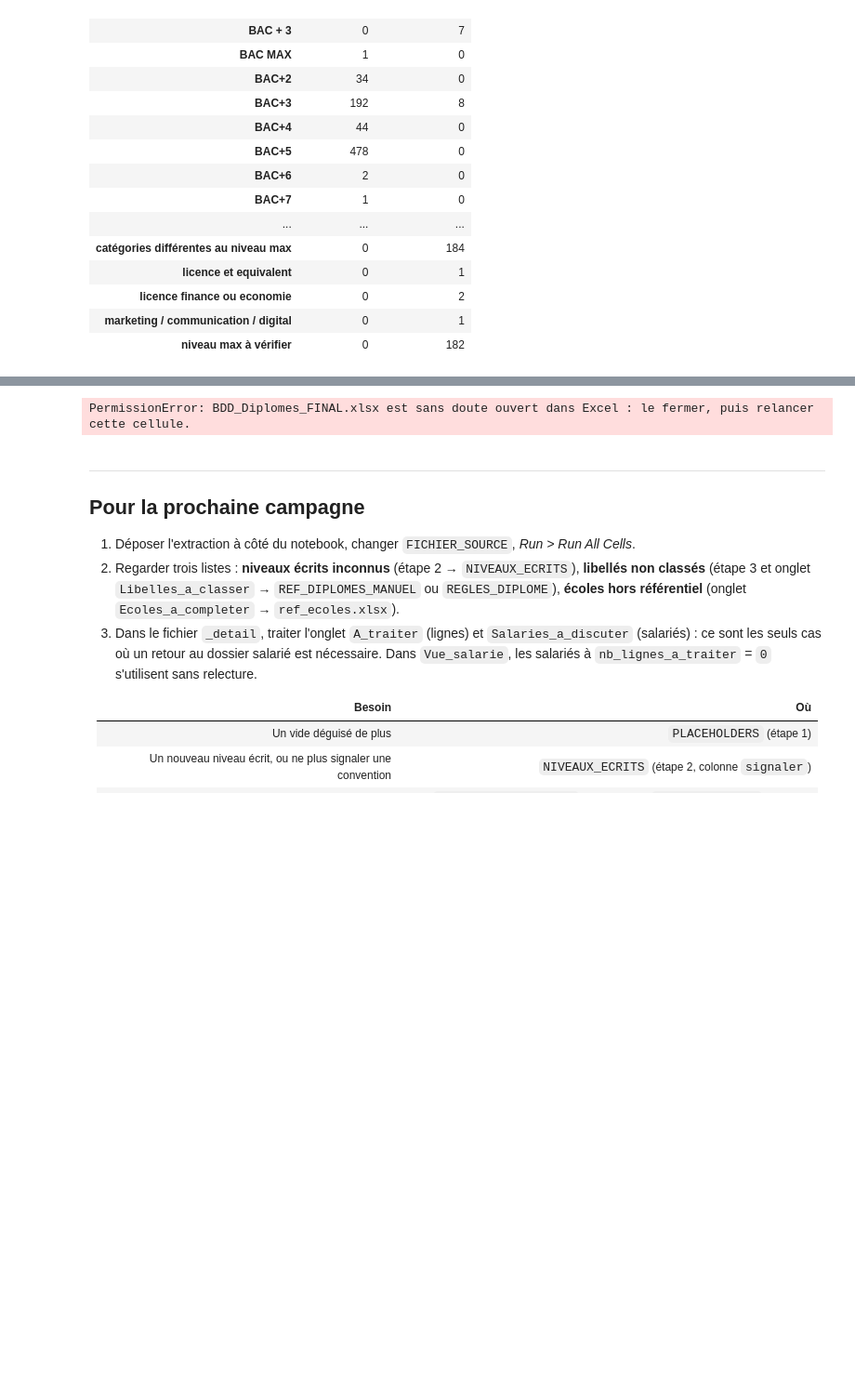
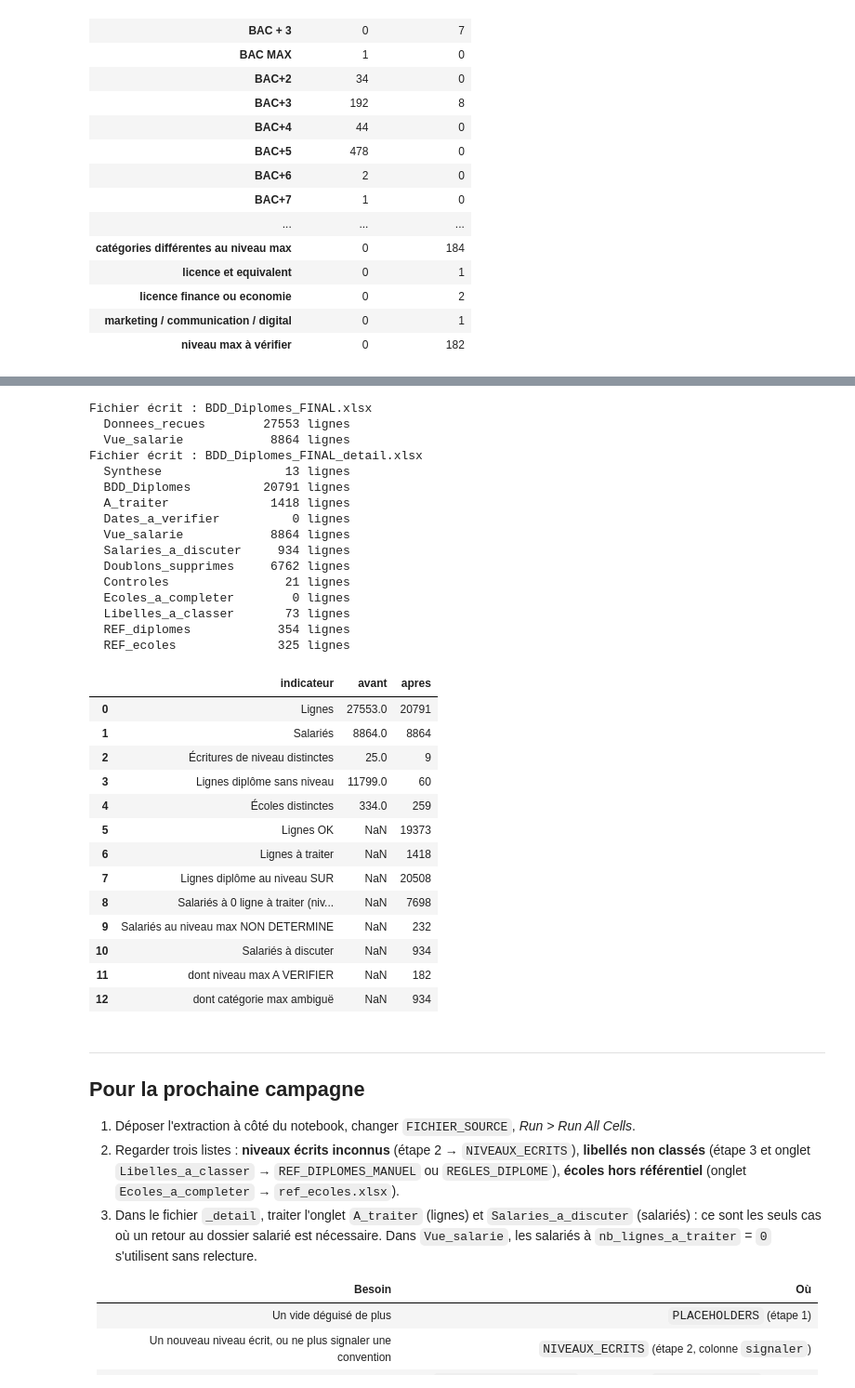
Before and after one commit to zenitsu93/detection-anomalies-salariales, a Jupyter notebook: fiabilisation_diplomes/Fiabilisation_Diplomes_pas_a_pas_v13.ipynb, the cells around one changed output, grey strips where cells are left out. Shown at 93% size. Drawn from its saved outputs; the diff is of its cells as text; code cells hidden in the pictures; blank space fills up the shorter version.

```diff
--- a/fiabilisation_diplomes/Fiabilisation_Diplomes_pas_a_pas_v13.ipynb
+++ b/fiabilisation_diplomes/Fiabilisation_Diplomes_pas_a_pas_v13.ipynb
@@ -932,6 +977,10 @@ vue[COLONNES_SALARIE] = recu_par_ligne[COLONNES_SALARIE].reindex(ligne_salarie).
 ligne_max = vue["matricule"].map(top["ligne_source"]).where(vue["diplome_max"].notna())
 vue["specialite_max"] = vue["matricule"].map(top["specialite"]).where(vue["diplome_max"].notna())
 vue[AUTRES_COLONNES_DIPLOME] = recu_par_ligne[AUTRES_COLONNES_DIPLOME].reindex(ligne_max).to_numpy()
+# Si la date du diplôme affiché est signalée par un contrôle, le commentaire le dit à la fin. Le début du commentaire ne
+# change pas : le niveau et la catégorie restent sûrs, c'est seulement la date qui est à vérifier.
+date_signalee = vue["matricule"].map(top["probleme_date"]).where(vue["diplome_max"].notna()).fillna("")
+vue.loc[date_signalee.ne(""), "commentaire"] += " ; date de ce diplôme à vérifier : " + date_signalee[date_signalee.ne("")]
 # Dans la table à discuter : les colonnes du salarié seulement, pour savoir de qui on parle.
 a_discuter = a_discuter.join(vue.set_index("matricule")[COLONNES_SALARIE], on="matricule")
 utilisable = vue["nb_lignes_a_traiter"].eq(0)
@@ -1068,7 +1118,16 @@ commentaire = pd.Series([" ; ".join(texte for texte, vrai in zip([t for _, t in
 assert commentaire.ne("").eq(df["statut"].ne("OK")).all(), "une ligne à traiter sans commentaire, ou l'inverse"
 a_traiter = bdd[bdd["statut"].ne("OK")].copy()
 a_traiter.insert(1, "commentaire", commentaire)
+# Une ligne à traiter dont la date est aussi signalée : on l'ajoute à son commentaire.
+date_aussi = a_traiter.index[df.loc[a_traiter.index, "probleme_date"].ne("")]
+a_traiter.loc[date_aussi, "commentaire"] += " ; " + df.loc[date_aussi, "probleme_date"]
 a_traiter = a_traiter.sort_values(["statut", "matricule"])
+
+# Les lignes dont la date du diplôme est signalée, qu'elles soient à traiter par ailleurs ou non, avec ce qui ne va pas.
+dates_a_verifier = bdd[df["probleme_date"].ne("")].copy()
+# Pourquoi relire la colonne sur les seules lignes gardées : quand aucune date n'est signalée, la table est vide, et y
+# poser la colonne entière y ferait entrer toutes les lignes de la base. L'onglet sortirait plein au lieu de vide.
+dates_a_verifier.insert(1, "probleme_date", df.loc[dates_a_verifier.index, "probleme_date"])
 
 # Noms de colonnes attendus dans le fichier de sortie (les noms internes du notebook ne changent pas)
 RENOMMAGE_VUE = {"niveau_max": "Niveau_Etude_Max", "categorie_diplome_max": "Cat_Ecole_Max"}
@@ -1081,6 +1140,7 @@ onglets = {
     "Synthese": synthese,
     "BDD_Diplomes": avec_recu(bdd),
     "A_traiter": avec_recu(a_traiter),
+    "Dates_a_verifier": avec_recu(dates_a_verifier),
     "Vue_salarie": vue.rename(columns=RENOMMAGE_VUE),
     "Salaries_a_discuter": a_discuter.rename(columns=RENOMMAGE_VUE),
     "Doublons_supprimes": avec_recu(doublons[["ligne_source", "motif"] + COLS].sort_values("ligne_source")),
@@ -1102,34 +1162,63 @@ SORTIES = {
     FICHIER_SORTIE: {"Donnees_recues": brut, "Vue_salarie": onglets["Vue_salarie"]},
     FICHIER_DETAIL: onglets,
 }
 
 # On vérifie d'abord que les deux fichiers peuvent être écrits : sinon l'un serait à jour et pas l'autre.
 for fichier in SORTIES:
     if (DOSSIER / fichier).exists():
         try:
             open(DOSSIER / fichier, "r+b").close()
         except PermissionError:
             raise PermissionError(f"{fichier} est sans doute ouvert dans Excel : le fermer, puis relancer cette cellule.") from None
 
 CHEMIN_SORTIE = DOSSIER / FICHIER_SORTIE
 for fichier, feuilles in SORTIES.items():
     with pd.ExcelWriter(DOSSIER / fichier, engine="openpyxl") as xw:
         for nom, d in feuilles.items():
             # Une date s'écrit sans l'heure : « 2015-06-30 », pas « 2015-06-30 00:00:00 ».
             d = d.assign(**{c: d[c].dt.date for c in d.select_dtypes("datetime").columns})
             d.to_excel(xw, sheet_name=nom, index=False)
             ws = xw.sheets[nom]
             ws.freeze_panes = "A2"
             ws.auto_filter.ref = ws.dimensions
             for col in ws.columns:
                 largeur = max((len(str(c.value)) for c in col[:300] if c.value is not None), default=8)
                 ws.column_dimensions[col[0].column_letter].width = min(max(10, largeur + 2), 55)
     print(f"Fichier écrit : {fichier}")
     for nom, d in feuilles.items():
         print(f"  {nom:<20} {len(d):>6} lignes")
 synthese
 # %% [output]
-PermissionError: BDD_Diplomes_FINAL.xlsx est sans doute ouvert dans Excel : le fermer, puis relancer cette cellule.
+Fichier écrit : BDD_Diplomes_FINAL.xlsx
+  Donnees_recues        27553 lignes
+  Vue_salarie            8864 lignes
+Fichier écrit : BDD_Diplomes_FINAL_detail.xlsx
+  Synthese                 13 lignes
+  BDD_Diplomes          20791 lignes
+  A_traiter              1418 lignes
+  Dates_a_verifier          0 lignes
+  Vue_salarie            8864 lignes
+  Salaries_a_discuter     934 lignes
+  Doublons_supprimes     6762 lignes
+  Controles                21 lignes
+  Ecoles_a_completer        0 lignes
+  Libelles_a_classer       73 lignes
+  REF_diplomes            354 lignes
+  REF_ecoles              325 lignes
+|  | indicateur | avant | apres |
+| 0 | Lignes | 27553.0 | 20791 |
+| 1 | Salariés | 8864.0 | 8864 |
+| 2 | Écritures de niveau distinctes | 25.0 | 9 |
+| 3 | Lignes diplôme sans niveau | 11799.0 | 60 |
+| 4 | Écoles distinctes | 334.0 | 259 |
+| 5 | Lignes OK | NaN | 19373 |
+| 6 | Lignes à traiter | NaN | 1418 |
+| 7 | Lignes diplôme au niveau SUR | NaN | 20508 |
+| 8 | Salariés à 0 ligne à traiter (niv... | NaN | 7698 |
+| 9 | Salariés au niveau max NON DETERMINE | NaN | 232 |
+| 10 | Salariés à discuter | NaN | 934 |
+| 11 | dont niveau max A VERIFIER | NaN | 182 |
+| 12 | dont catégorie max ambiguë | NaN | 934 |
 # %% [markdown]
 ---
 ## Pour la prochaine campagne
```
Also changed, not shown: parts of 5 cells of this notebook.
